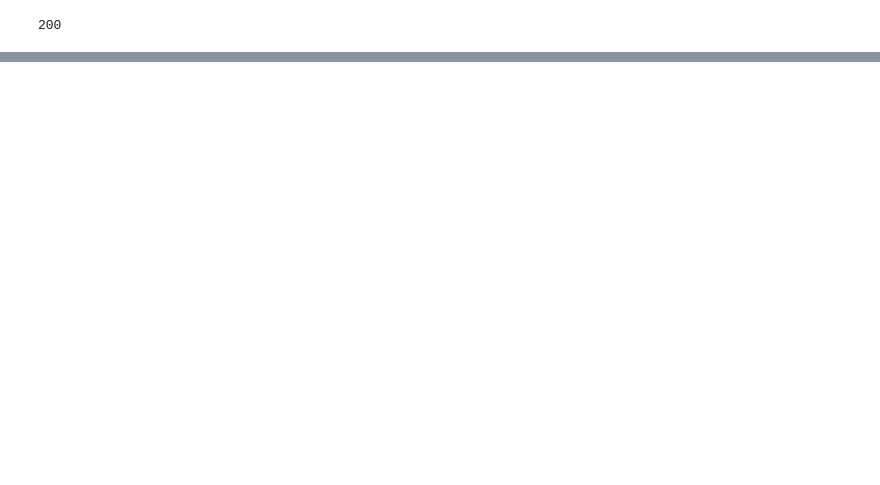
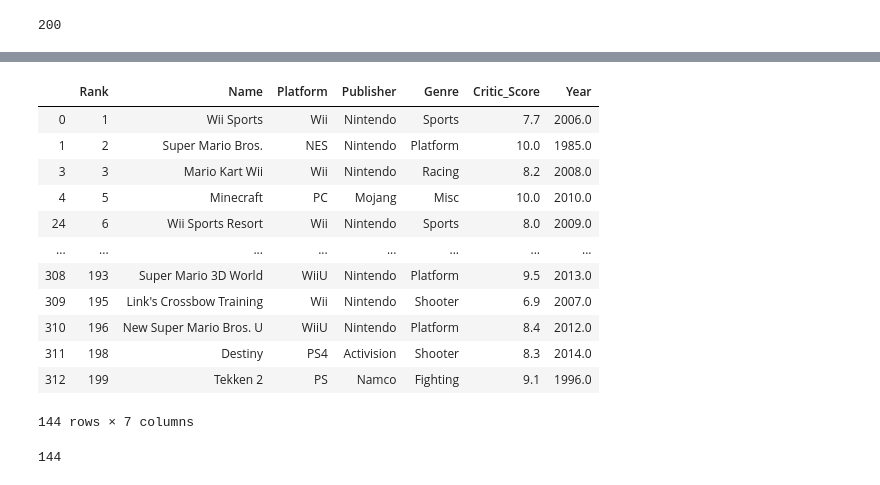
Before and after one commit to ashwinjohn3/WebScrapingOriginal, a Jupyter notebook: Assignment1.ipynb, the cells around one changed output, grey strips where cells are left out. Drawn from its saved outputs; the diff is of its cells as text; code cells hidden in the pictures; blank space fills up the shorter version.

```diff
--- a/Assignment1.ipynb
+++ b/Assignment1.ipynb
@@ -97,3 +102,0 @@ SyntaxError: invalid syntax (<ipython-input-8-8d02a0e99f39>, line 11)
-# %%
-df['RAWG Ratings']=rawg_ratings
-df
@@ -118,3 +237,28 @@ result
 # %%
 result.to_csv("result.csv",encoding="utf-8",index=False)
+# %%
+result.drop_duplicates(subset ="Name",keep = "first", inplace = True)
+result
+# %% [output]
+|  | Rank | Name | Platform | Publisher | Genre | Critic_Score | Year |
+| 0 | 1 | Wii Sports | Wii | Nintendo | Sports | 7.7 | 2006.0 |
+| 1 | 2 | Super Mario Bros. | NES | Nintendo | Platform | 10.0 | 1985.0 |
+| 3 | 3 | Mario Kart Wii | Wii | Nintendo | Racing | 8.2 | 2008.0 |
+| 4 | 5 | Minecraft | PC | Mojang | Misc | 10.0 | 2010.0 |
+| 24 | 6 | Wii Sports Resort | Wii | Nintendo | Sports | 8.0 | 2009.0 |
+| ... | ... | ... | ... | ... | ... | ... | ... |
+| 308 | 193 | Super Mario 3D World | WiiU | Nintendo | Platform | 9.5 | 2013.0 |
+| 309 | 195 | Link's Crossbow Training | Wii | Nintendo | Shooter | 6.9 | 2007.0 |
+| 310 | 196 | New Super Mario Bros. U | WiiU | Nintendo | Platform | 8.4 | 2012.0 |
+| 311 | 198 | Destiny | PS4 | Activision | Shooter | 8.3 | 2014.0 |
+| 312 | 199 | Tekken 2 | PS | Namco | Fighting | 9.1 | 1996.0 |
+144 rows × 7 columns
+# %%
+print(len(result))
+#for i in range(len(result)):
+    #gen.setdefault(result["Name"][i], {})[result["Genre"][i]] = ''
+    #To eliminate the duplication of key-value pairs
+    #plat.setdefault(result["Name"][i], {})[result["Platform"][i]] = ''
+# %% [output]
+144
 # %%
```
Also changed, not shown: parts of 43 cells of this notebook.
